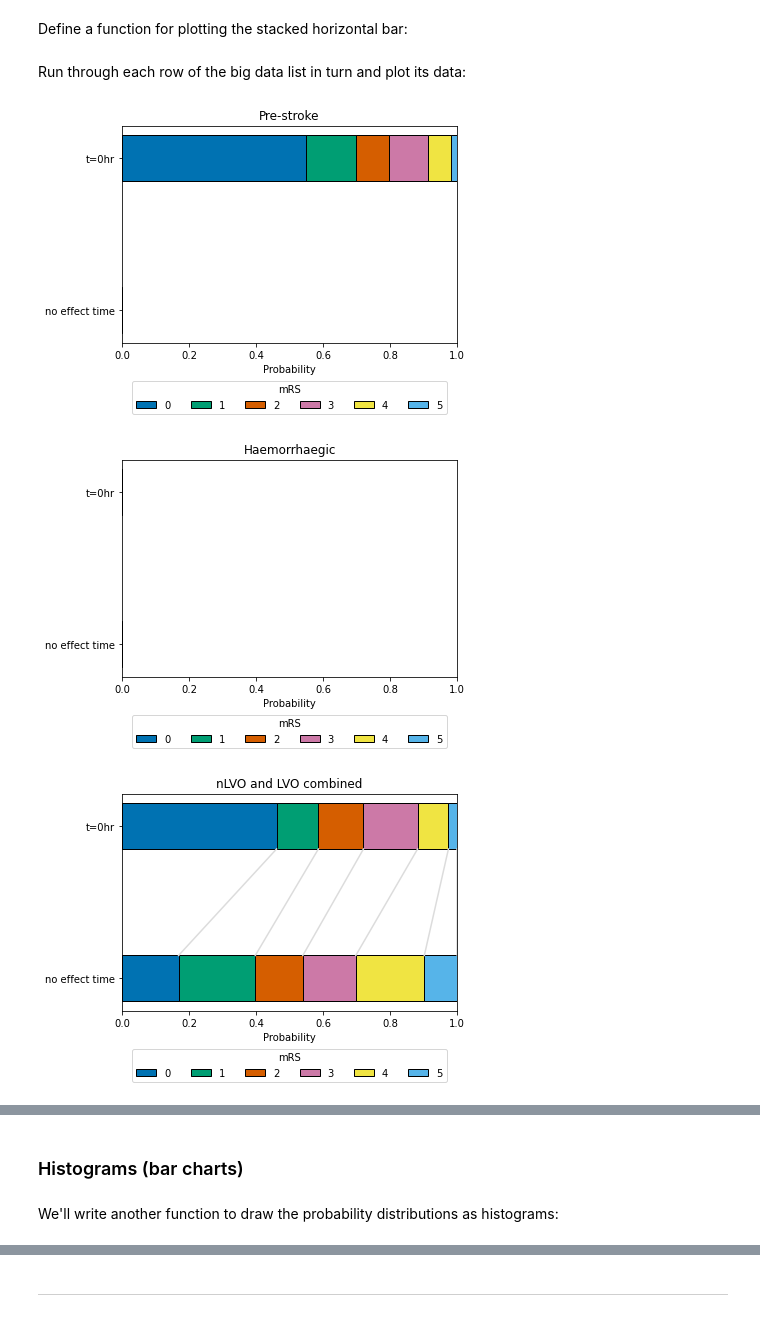
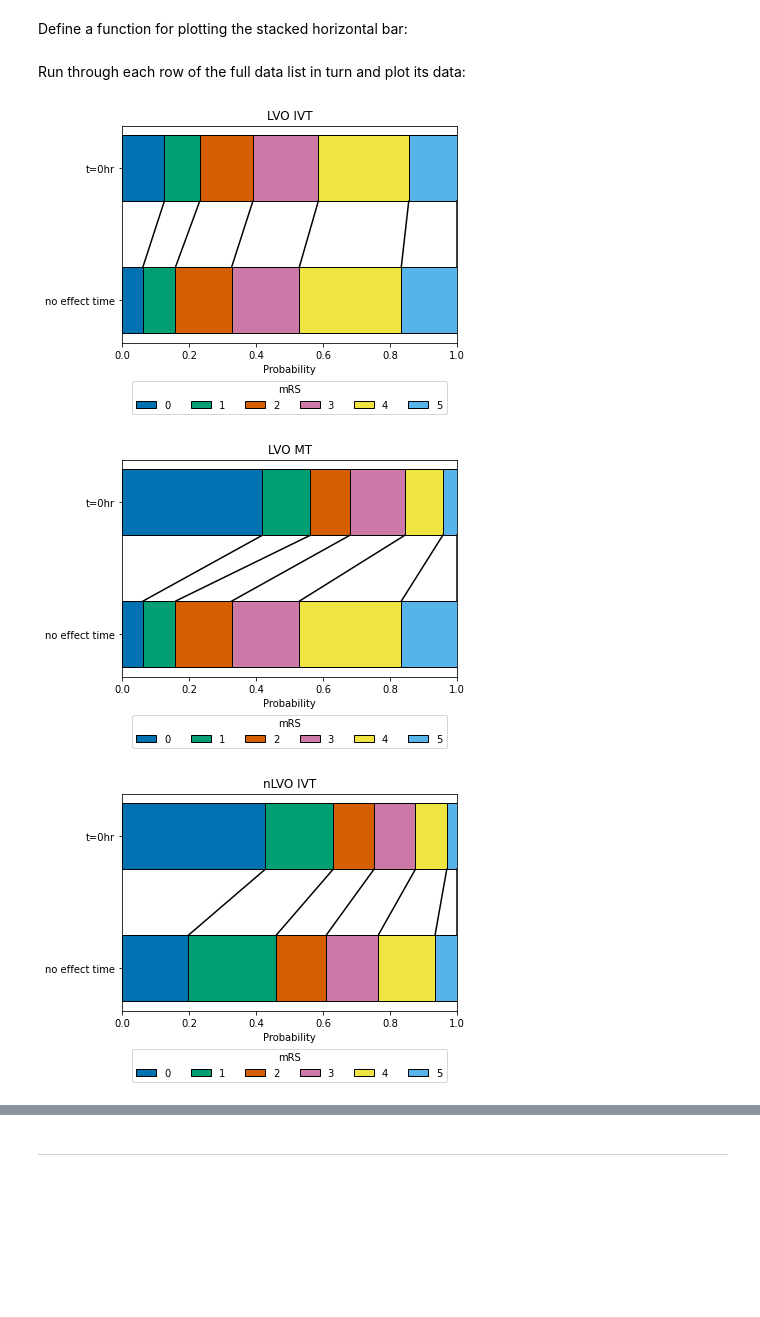
Before and after one commit to samuel-book/stroke_outcome, a Jupyter notebook: mRS_datasets.ipynb, the cells around one changed output, grey strips where cells are left out. Drawn from its saved outputs; the diff is of its cells as text; code cells hidden in the pictures; blank space fills up the shorter version.

```diff
--- a/mRS_datasets.ipynb
+++ b/mRS_datasets.ipynb
@@ -138,13 +167,13 @@ def draw_horizontal_bar(dist,label=''):
     for i in range(len(dist)):
         # Draw a bar starting from 'left', the end of the previous bar,
         # with a width equal to the probability of this mRS:
-        plt.barh(label, width=dist[i], left=left, height=0.3,
+        plt.barh(label, width=dist[i], left=left, height=0.5,
                  label=f'{i}', edgecolor='k')
         # Update 'left' with the width of the current bar so that the
         # next bar drawn will start in the correct place.
         left += dist[i]
 # %%
-def draw_connections(dist_t0, dist_tne, top_tne=0.15, bottom_t0=0.85):
+def draw_connections(dist_t0, dist_tne, top_tne=0.25, bottom_t0=0.75):
     """
     Draw lines connecting the mRS bins in the top and bottom rows.
 
@@ -156,34 +185,38 @@ def draw_connections(dist_t0, dist_tne, top_tne=0.15, bottom_t0=0.85):
     for i, d_t0 in enumerate(dict_t0['dist']):
         left_t0  +=  dict_t0['dist'][i]
         left_tne += dict_tne['dist'][i]
-        plt.plot([left_t0,left_tne],[bottom_t0,top_tne],color='Gainsboro')
+        plt.plot([left_t0,left_tne],[bottom_t0,top_tne],color='k')
 # %% [markdown]
-Run through each row of the big data list in turn and plot its data:
+Run through each row of the full data list in turn and plot its data:
 # %%
-for data_list in big_data_list:
+for data_list in full_data_list:
 
     dict_t0  = data_list[0]
     dict_tne = data_list[1]
     label    = data_list[2]
 
-    draw_horizontal_bar(dict_tne['dist'], 'no effect time')
+    # Only plot specific treatments
+    if label in ['LVO IVT', 'LVO MT', 'nLVO IVT', 'nLVO and LVO combined IVT']:
 
-    # Add legend now to prevent doubling all the labels:
-    plt.legend(loc='center',ncol=6, title='mRS',
-               bbox_to_anchor=[0.5,0.0,0.0,-0.5])   # Legend below axis.
+        draw_horizontal_bar(dict_tne['dist'], 'no effect time')
 
-    draw_horizontal_bar(dict_t0['dist'], 't=0hr')
+        # Add legend now to prevent doubling all the labels:
+        plt.legend(loc='center',ncol=6, title='mRS',
+                   bbox_to_anchor=[0.5,0.0,0.0,-0.5])   # Legend below axis.
 
-    # Draw connecting lines between the two mRS groups:
-    if np.sum(dict_t0['dist'])>0 and np.sum(dict_tne['dist'])>0:
-        draw_connections(dict_t0['dist'], dict_tne['dist'])
+        draw_horizontal_bar(dict_t0['dist'], 't=0hr')
 
+        # Draw connecting lines between the two mRS groups:
+        if np.sum(dict_t0['dist'])>0 and np.sum(dict_tne['dist'])>0:
+            draw_connections(dict_t0['dist'], dict_tne['dist'])
 
-    plt.xlabel('Probability')
-    plt.title(label)
-    plt.xlim(0,1)
-    plt.show()
+        plt.xlabel('Probability')
+        plt.title(label)
+        plt.xlim(0,1)
+        plt.savefig(f'./images/{label}.jpg', dpi=300, bbox_inches='tight',
+            pad_inches=0.2)
+        plt.show()
 # %% [output]
-[figure, old version]
+[figure, new version]
-[figure, old version]
+[figure, new version]
-[figure, old version]
+[figure, new version]
@@ -195,4 +222,0 @@ for data_list in big_data_list:
-# %% [markdown]
-### Histograms (bar charts)
-# %% [markdown]
-We'll write another function to draw the probability distributions as histograms:
```
Also changed, not shown: parts of 73 cells of this notebook, 2 other files.
